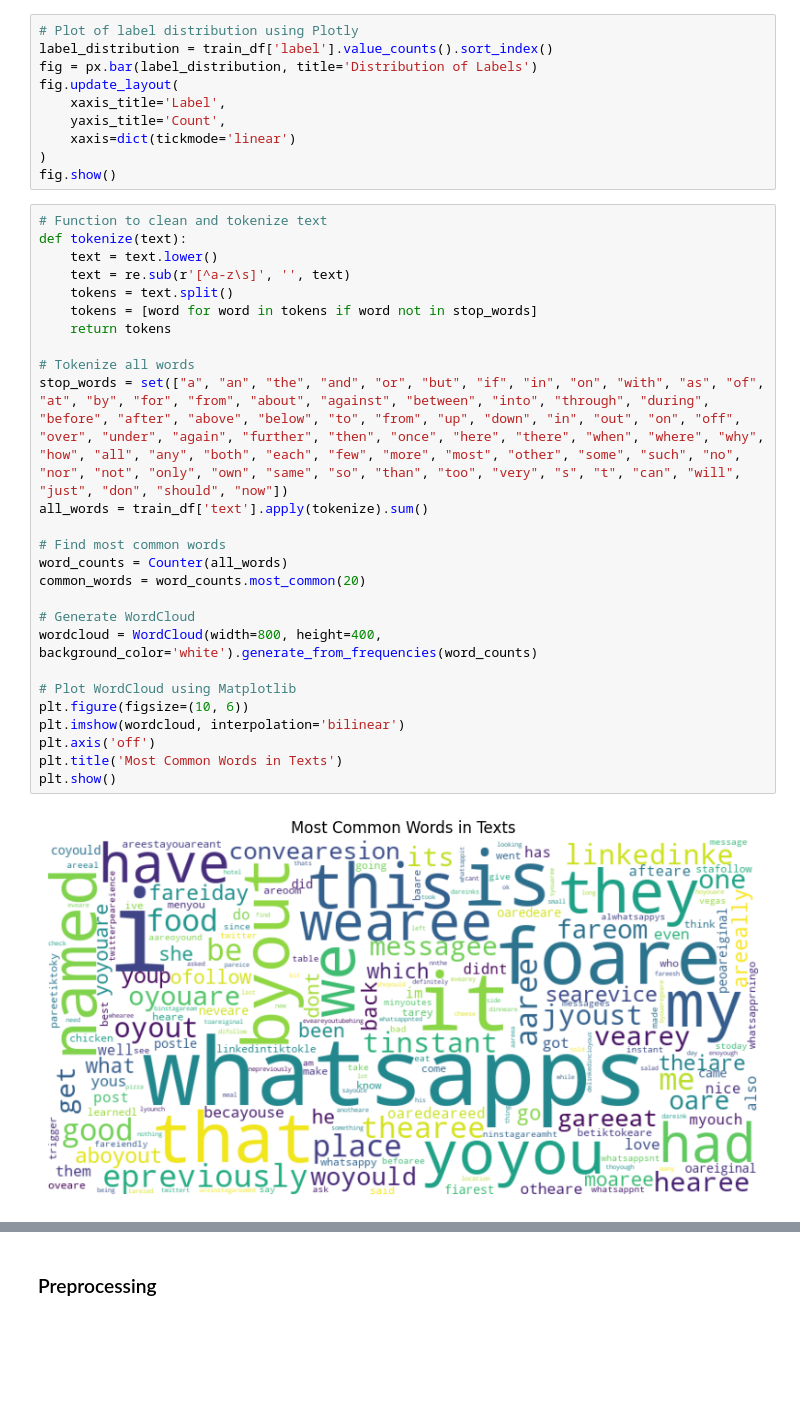
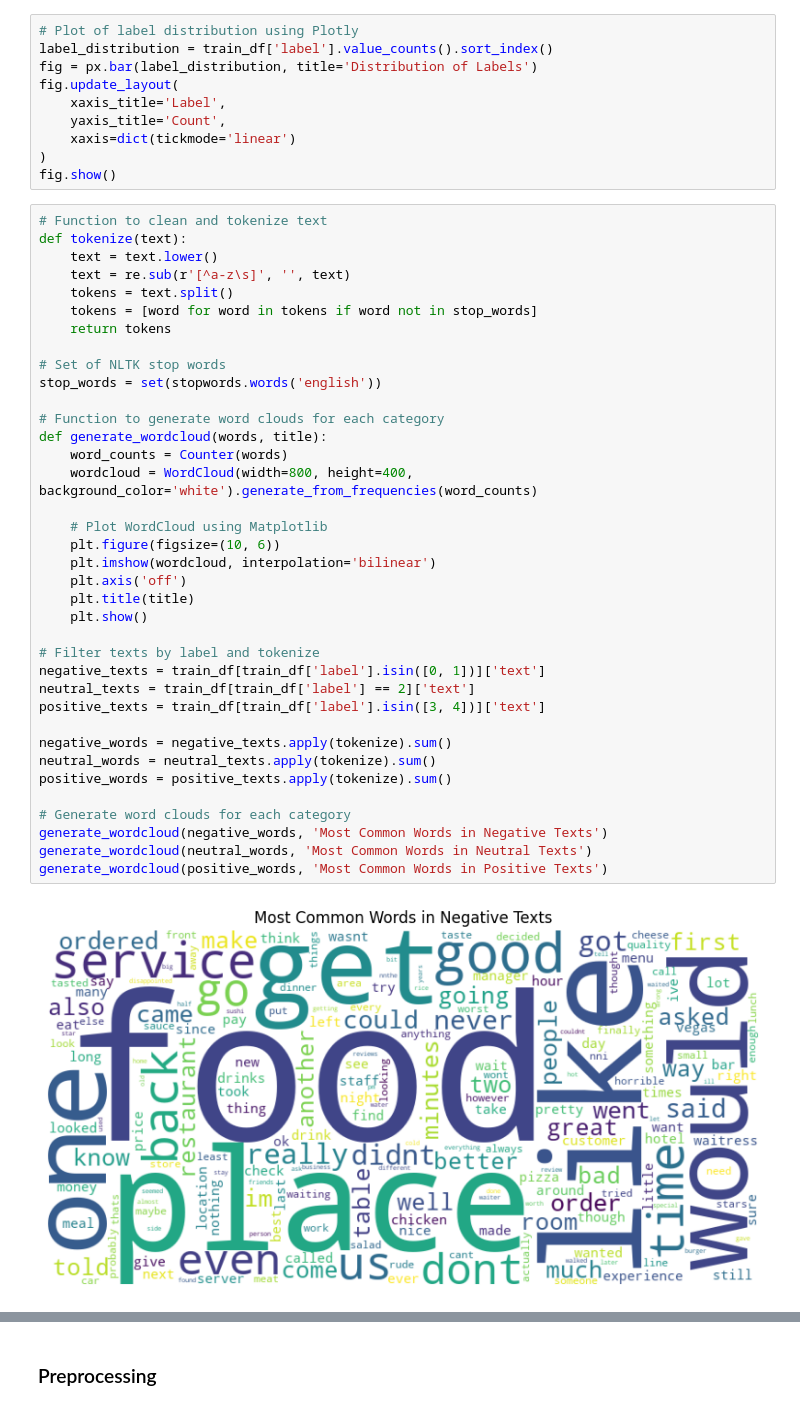
Before and after one commit to Natural-Language-Processing-SS24/task2, a Jupyter notebook: SentimentAnalysis.ipynb, the cells around one changed output, grey strips where cells are left out. Cells and saved outputs as stored; diff of their text form; blank space fills up the shorter version.

```diff
--- a/SentimentAnalysis.ipynb
+++ b/SentimentAnalysis.ipynb
@@ -203,28 +202,39 @@ fig.show()
 # %%
 # Function to clean and tokenize text
 def tokenize(text):
     text = text.lower()
     text = re.sub(r'[^a-z\s]', '', text)
     tokens = text.split()
     tokens = [word for word in tokens if word not in stop_words]
     return tokens
 
-# Tokenize all words
-stop_words = set(["a", "an", "the", "and", "or", "but", "if", "in", "on", "with", "as", "of", "at", "by", "for", "from", "about", "against", "between", "into", "through", "during", "before", "after", "above", "below", "to", "from", "up", "down", "in", "out", "on", "off", "over", "under", "again", "further", "then", "once", "here", "there", "when", "where", "why", "how", "all", "any", "both", "each", "few", "more", "most", "other", "some", "such", "no", "nor", "not", "only", "own", "same", "so", "than", "too", "very", "s", "t", "can", "will", "just", "don", "should", "now"])
-all_words = train_df['text'].apply(tokenize).sum()
+# Set of NLTK stop words
+stop_words = set(stopwords.words('english'))
 
-# Find most common words
-word_counts = Counter(all_words)
-common_words = word_counts.most_common(20)
+# Function to generate word clouds for each category
+def generate_wordcloud(words, title):
+    word_counts = Counter(words)
+    wordcloud = WordCloud(width=800, height=400, background_color='white').generate_from_frequencies(word_counts)
 
-# Generate WordCloud
-wordcloud = WordCloud(width=800, height=400, background_color='white').generate_from_frequencies(word_counts)
+    # Plot WordCloud using Matplotlib
+    plt.figure(figsize=(10, 6))
+    plt.imshow(wordcloud, interpolation='bilinear')
+    plt.axis('off')
+    plt.title(title)
+    plt.show()
 
-# Plot WordCloud using Matplotlib
-plt.figure(figsize=(10, 6))
-plt.imshow(wordcloud, interpolation='bilinear')
-plt.axis('off')
-plt.title('Most Common Words in Texts')
-plt.show()
+# Filter texts by label and tokenize
+negative_texts = train_df[train_df['label'].isin([0, 1])]['text']
+neutral_texts = train_df[train_df['label'] == 2]['text']
+positive_texts = train_df[train_df['label'].isin([3, 4])]['text']
+
+negative_words = negative_texts.apply(tokenize).sum()
+neutral_words = neutral_texts.apply(tokenize).sum()
+positive_words = positive_texts.apply(tokenize).sum()
+
+# Generate word clouds for each category
+generate_wordcloud(negative_words, 'Most Common Words in Negative Texts')
+generate_wordcloud(neutral_words, 'Most Common Words in Neutral Texts')
+generate_wordcloud(positive_words, 'Most Common Words in Positive Texts')
 # %% [output]
-[figure, old version]
+[figure, new version]
```
Also changed, not shown: parts of 15 cells of this notebook, 1 other file.
